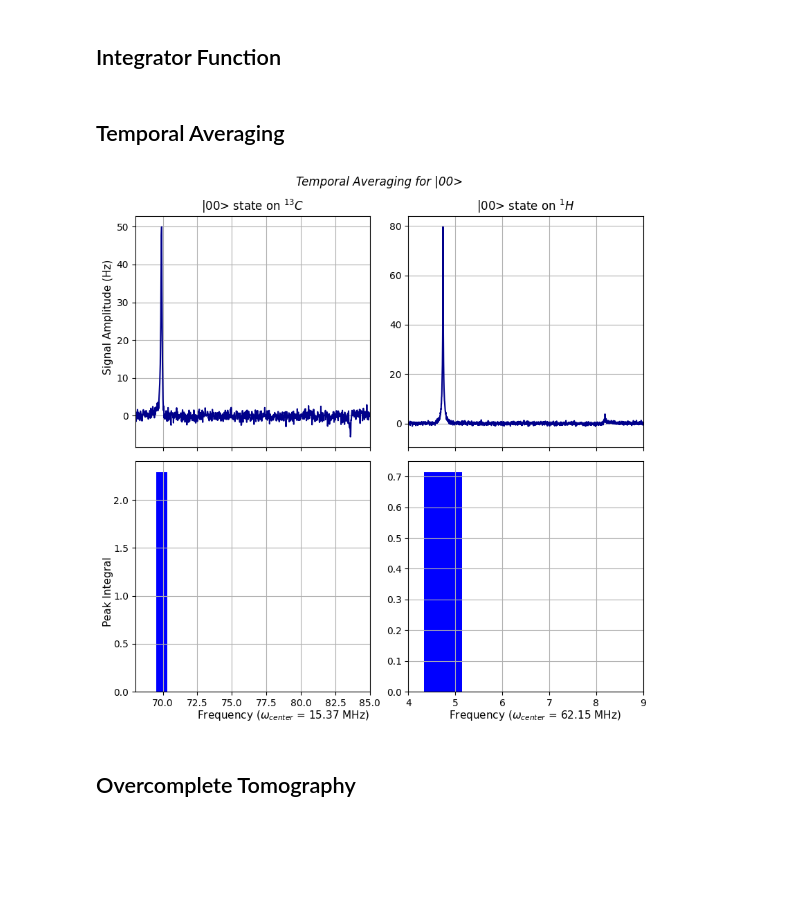
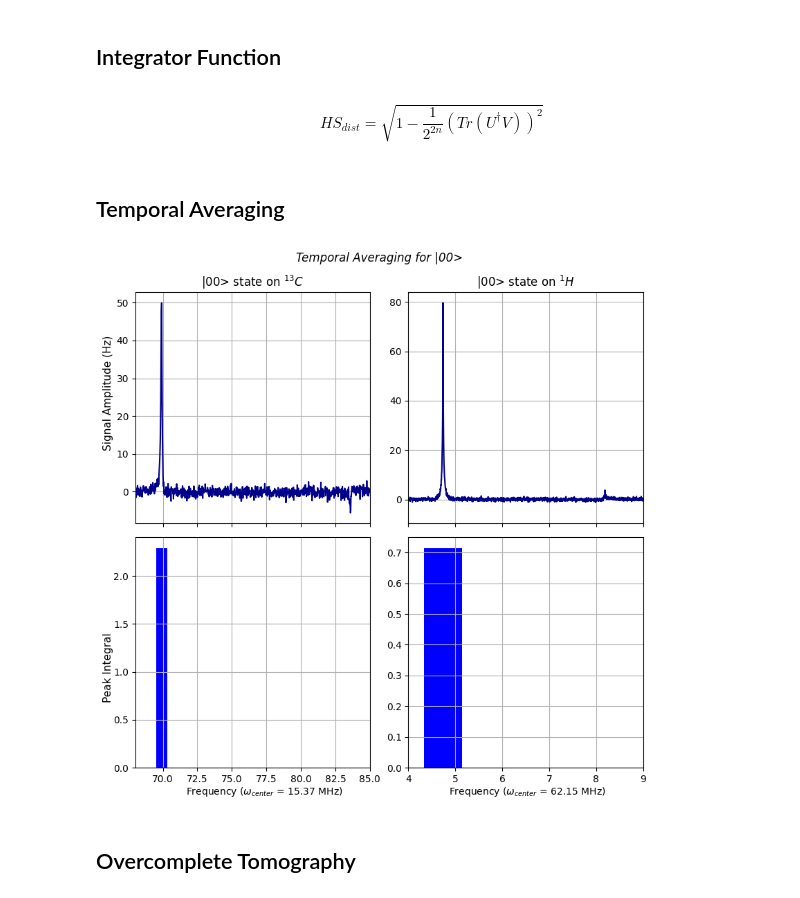
Before and after one commit to shashankd95/ApproximateToffoli, a Jupyter notebook: NMR_Algorithms_Alt.ipynb, the cells around one changed output. Cells and saved outputs as stored; diff of their text form; code cells hidden in the pictures; blank space fills up the shorter version.

```diff
--- a/NMR_Algorithms_Alt.ipynb
+++ b/NMR_Algorithms_Alt.ipynb
@@ -10,10 +10,10 @@ import os
 # %% [markdown]
 ## Exact and Appx CNOT
 # %%
-CNOT_1H = pd.read_csv( "/Users/shashank/Documents/NMR Lab Data/CNOT Tests/CNOT_1H.csv", header = None)
-CNOT_13C = pd.read_csv( "/Users/shashank/Documents/NMR Lab Data/CNOT Tests/CNOT_13C.csv", header = None)
-CNOTappx_1H = pd.read_csv( "/Users/shashank/Documents/NMR Lab Data/CNOT Tests/CNOT_appx_1H.csv", header = None)
-CNOTappx_13C = pd.read_csv( "/Users/shashank/Documents/NMR Lab Data/CNOT Tests/CNOT_appx_13C.csv", header = None)
+CNOT_1H = pd.read_csv( "/Users/shashank/Documents/NMR/Tests/CNOT_1H.csv", header = None)
+CNOT_13C = pd.read_csv( "/Users/shashank/Documents/NMR/Tests/CNOT_13C.csv", header = None)
+CNOTappx_1H = pd.read_csv( "/Users/shashank/Documents/NMR/Tests/CNOT_appx_1H.csv", header = None)
+CNOTappx_13C = pd.read_csv( "/Users/shashank/Documents/NMR/Tests/CNOT_appx_13C.csv", header = None)
 
 freq_1H = np.array(CNOT_1H.iloc[:,0])
 spec_1H = np.array(CNOT_1H.iloc[:,1])
@@ -26,7 +26,7 @@ freqappx_13C = np.array(CNOTappx_13C.iloc[:,0])
 specappx_13C = np.array(CNOTappx_13C.iloc[:,1])
 
 plt.rcParams['axes.grid'] = True
-fig, ax = plt.subplots(2,2, sharex = 'col', sharey = 'col', figsize = (6,6))
+fig, ax = plt.subplots(2,2, sharex = 'col', sharey = 'col', figsize = (8,8))
 fig.suptitle('$CNOT$ and $CNOT_{appx}$ gates', fontsize=13, style = 'italic')
 ax[0,0].plot(freq_13C, spec_13C)
 ax[0,0].title.set_text("$CNOT$ on $^{13}C$ ")
@@ -64,0 +67,2 @@ def integrator(xdat, ydat, min, max, thresh = 0.4):
+# %% [markdown]
+$$HS_{dist} = \sqrt{1 - \frac{1}{2^{2n}}\left(Tr\left(U^{\dagger}V\right)\right)^{2}}$$
@@ -65,7 +86,7 @@ def integrator(xdat, ydat, min, max, thresh = 0.4):
 # %% [markdown]
 ## Temporal Averaging
 # %%
-PATH = "/Users/shashank/Documents/NMR Lab Data/Temporal Averaging/"
+PATH = "/Users/shashank/Documents/NMR/TempAvg/"
 
 fileNames = os.listdir(PATH)
 fileNames_1H = [file for file in fileNames if '1H.csv' in file]
@@ -88,36 +109,36 @@ for df in df_1H_list:
 
 sum_13C = 0
 for df in df_13C_list:
     freq_13C = df.iloc[:,0]
     sum_13C += df.iloc[:,1]
 
 peak_loc_1H, int_1H = integrator(np.array(freq_1H), np.array(sum_1H)/3, 3, 10)
 peak_loc_13C, int_13C = integrator(np.array(freq_13C), np.array(sum_13C)/3, 68, 89)
 
 plt.rcParams['axes.grid'] = True
 fig, axs = plt.subplots(2, 2, sharex = 'col', figsize=(8, 8))
 
 fig.suptitle('Temporal Averaging for |00>', style = 'italic')
-fig.text(0.17, 0, 'Frequency ($\omega_{center}$ = 15.37 MHz)', fontsize = 11)
-fig.text(0.625, 0, 'Frequency ($\omega_{center}$ = 62.15 MHz)', fontsize = 11)
+fig.text(0.15, 0, 'Frequency ($\omega_{center}$ = 15.37 MHz)', fontsize = 10)
+fig.text(0.625, 0, 'Frequency ($\omega_{center}$ = 62.15 MHz)', fontsize = 10)
 fig.text(0, 0.17, 'Peak Integral', rotation='vertical', fontsize = 11)
 fig.text(0, 0.625, 'Signal Amplitude (Hz)', rotation='vertical', fontsize = 11)
 
 axs[0, 0].set_xlim(68, 85)
 axs[0, 0].plot(freq_13C, sum_13C, color='darkblue')
 axs[0, 0].set_title('|00> state on $^{13}C$')
 
 axs[0, 1].set_xlim(4, 9)
 axs[0, 1].plot(freq_1H, sum_1H, color='darkblue')
 axs[0, 1].set_title('|00> state on $^{1}H$')
 
 axs[1, 0].bar(peak_loc_13C, int_13C, color='blue')
 axs[1, 1].bar(peak_loc_1H, int_1H, color='blue')
 
 fig.tight_layout()
 plt.show()
 # %% [output]
-[figure, old version]
+[figure, new version]
 # %% [markdown]
 ## Overcomplete Tomography
 # %% [markdown]
```
Also changed, not shown: parts of 20 cells of this notebook, 1 other file.
